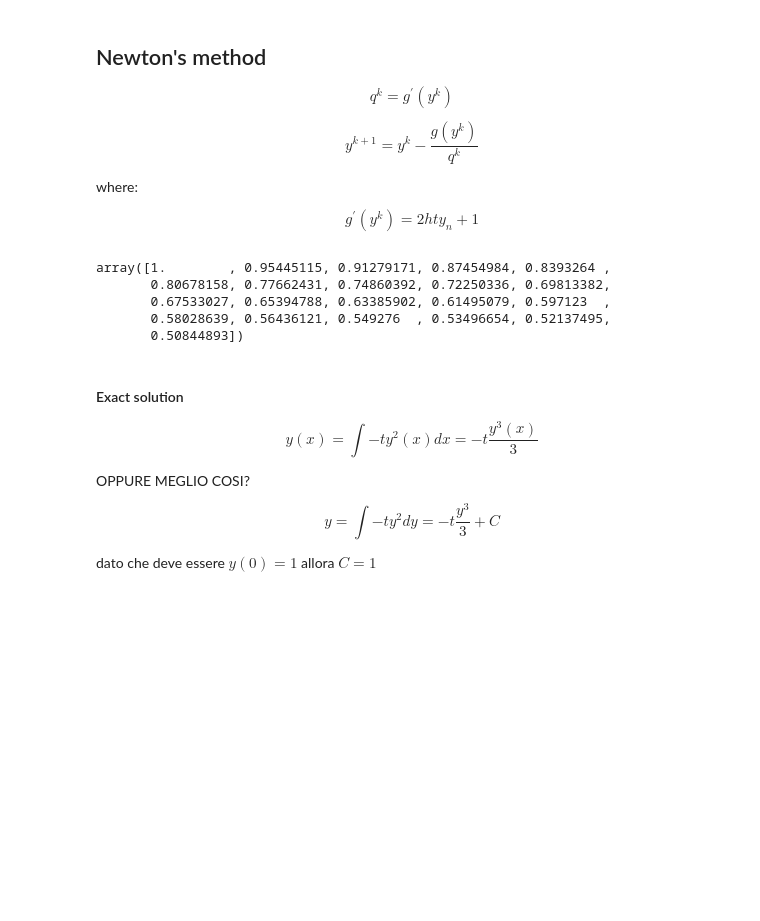
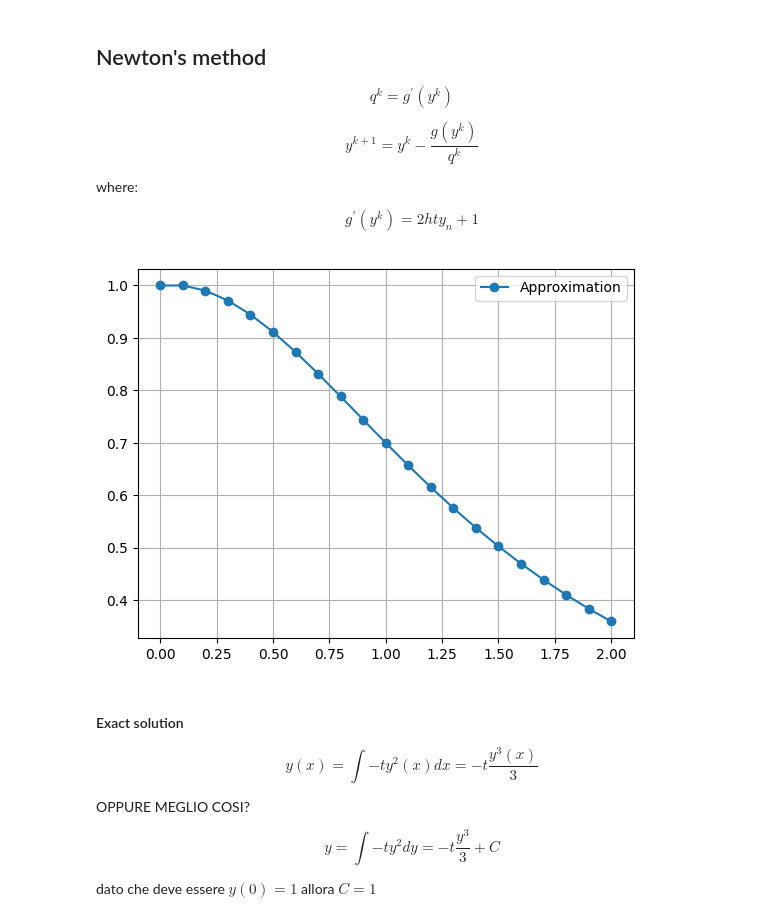
Before and after one commit to GiacomoDiFa/Progetto-MN, a Jupyter notebook: progetto_MN_Di_Fabrizio_Montanari.ipynb, the cells around one changed output. Cells and saved outputs as stored; diff of their text form; code cells hidden in the pictures; blank space fills up the shorter version.

```diff
--- a/progetto_MN_Di_Fabrizio_Montanari.ipynb
+++ b/progetto_MN_Di_Fabrizio_Montanari.ipynb
@@ -566,39 +557,27 @@ def newton(f, f_prime, x0, eps, n_max):
 # %%
-# backward euler method
-n_max = 500
-eps = 1e-10
-errors = []
-def be(t, y0, t0, tf, h):
+def be(y0, t0, tf, h):
+  timesteps = np.arange(t0, tf + 1e-10, h)
+  sol = np.zeros_like(timesteps)
+  sol[0] = y0
 
-    timesteps = np.arange(t0, tf+1e-10, h)
-    sol = np.zeros_like(timesteps)
+  for i in range(1, len(sol)):
+    t = timesteps[i-1]
+    f = lambda z: h * t * z**2 + z - sol[i-1]
+    f_prime = lambda z: 2 * h * t * z + 1
+    sol[i],_ = newton(f, f_prime, y0)
 
-    # initial condition
-    sol[0] = y0
-    for i in range(1, len(sol)):
-        g = lambda y: h*t*y**2 + y - sol[i-1]
-        g_prime = lambda y: 2*h*t*y + 1
-        sol[i], errors = newton(g, g_prime, y0, eps, n_max)
-
-        # gli errori ad ogni step sono piccoli
-        if errors[-1] > eps:
-            print('large error')
-
-    return sol, timesteps
+  return sol, timesteps
 # %%
 t0 = 0
 tf = 2
 y0 = 1
-h = 0.1
-t = 0.5
-sol, timesteps = be(t, y0, t0, tf, h)
-sol
+y, t = be(y0, t0, tf, 0.1)
+
+plt.plot(t, y, 'o-', label='Approximation')
+plt.legend()
+plt.grid()
 # %% [output]
-array([1.        , 0.95445115, 0.91279171, 0.87454984, 0.8393264 ,
-       0.80678158, 0.77662431, 0.74860392, 0.72250336, 0.69813382,
-       0.67533027, 0.65394788, 0.63385902, 0.61495079, 0.597123  ,
-       0.58028639, 0.56436121, 0.549276  , 0.53496654, 0.52137495,
-       0.50844893])
+[figure, added]
 # %% [markdown]
 #### Exact solution
 $$
```
Also changed, not shown: parts of 14 cells of this notebook.
